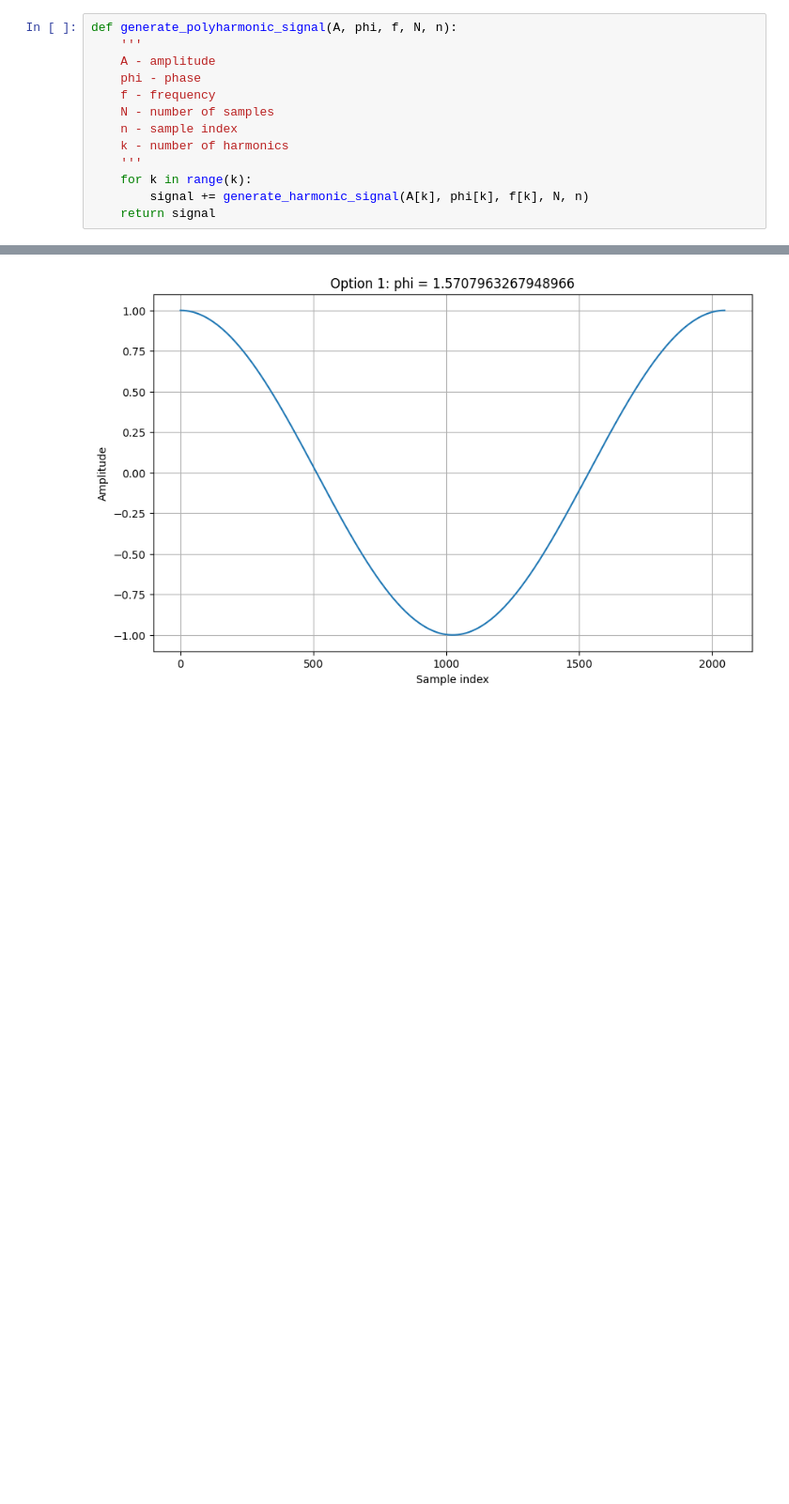
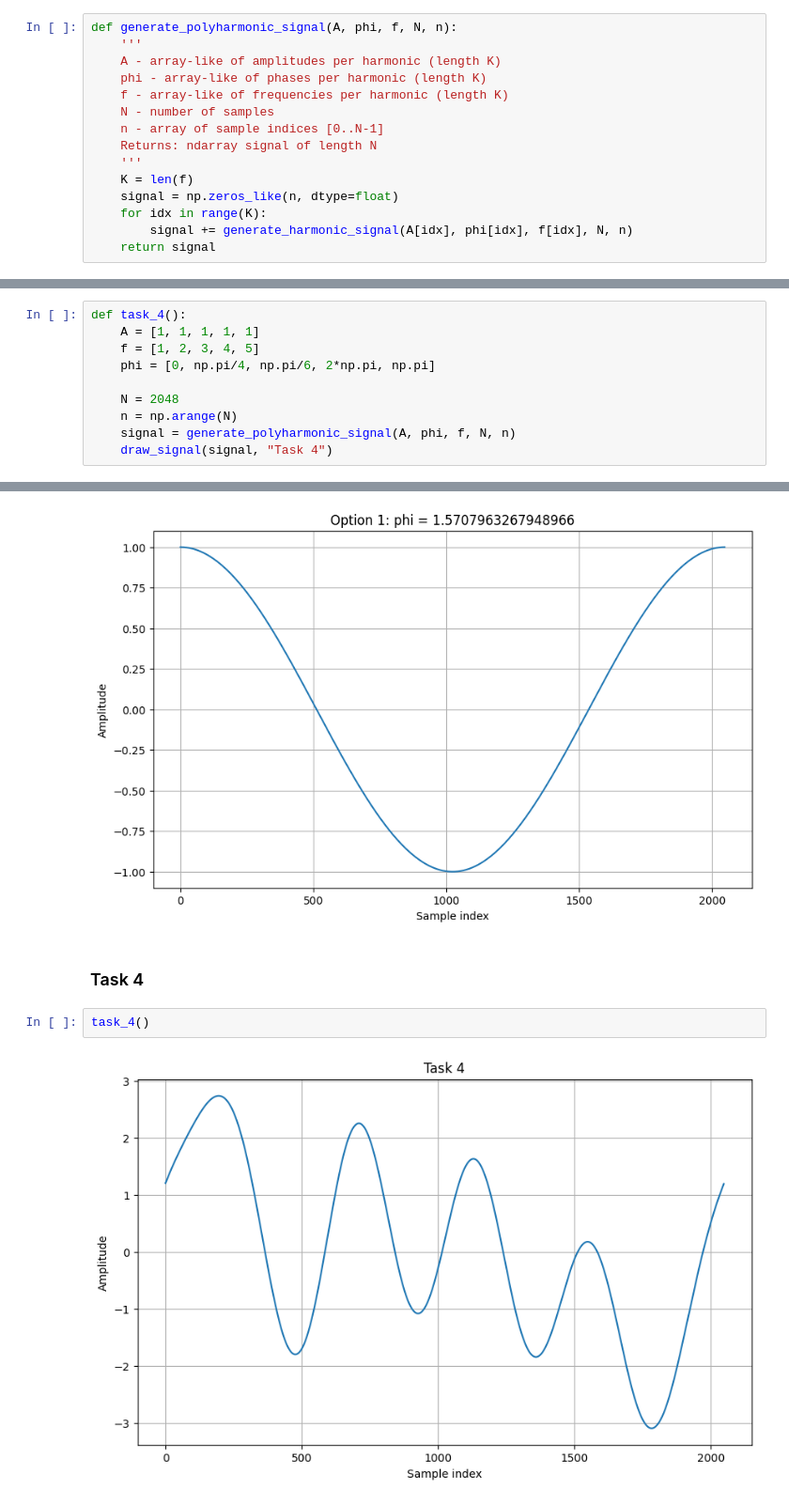
Before and after one commit to Golovolastik/dsp-lab-work, a Jupyter notebook: ipr.ipynb, the cells around one changed output, grey strips where cells are left out. Shown at 94% size. Saved outputs shown, nothing was run; the diff lists cells and outputs as text; blank space fills up the shorter version.

Commit message:
Implement Task 4: polyharmonic signal; fix polyharmonic generator; update README with Task 4 details

```diff
--- a/ipr.ipynb
+++ b/ipr.ipynb
@@ -20,15 +20,17 @@ def generate_harmonic_signal(A, phi, f, N, n):
 # %%
 def generate_polyharmonic_signal(A, phi, f, N, n):
     '''
-    A - amplitude
-    phi - phase
-    f - frequency
+    A - array-like of amplitudes per harmonic (length K)
+    phi - array-like of phases per harmonic (length K)
+    f - array-like of frequencies per harmonic (length K)
     N - number of samples
-    n - sample index
-    k - number of harmonics
+    n - array of sample indices [0..N-1]
+    Returns: ndarray signal of length N
     '''
-    for k in range(k):
-        signal += generate_harmonic_signal(A[k], phi[k], f[k], N, n)
+    K = len(f)
+    signal = np.zeros_like(n, dtype=float)
+    for idx in range(K):
+        signal += generate_harmonic_signal(A[idx], phi[idx], f[idx], N, n)
     return signal
 # %% [markdown]
 ## Auxiliary Functions
@@ -86,3 +90,13 @@ def task_2B():
+# %%
+def task_4():
+    A = [1, 1, 1, 1, 1]
+    f = [1, 2, 3, 4, 5]
+    phi = [0, np.pi/4, np.pi/6, 2*np.pi, np.pi]
+
+    N = 2048
+    n = np.arange(N)
+    signal = generate_polyharmonic_signal(A, phi, f, N, n)
+    draw_signal(signal, "Task 4")
 # %% [markdown]
 ## Execute Tasks
 # %% [markdown]
@@ -115,3 +129,9 @@ task_2C()
 [figure]
 [figure]
 [figure]
+# %% [markdown]
+### Task 4
+# %%
+task_4()
+# %% [output]
+[figure, added]
```
Also changed, not shown: parts of 5 cells of this notebook, 1 other file.
